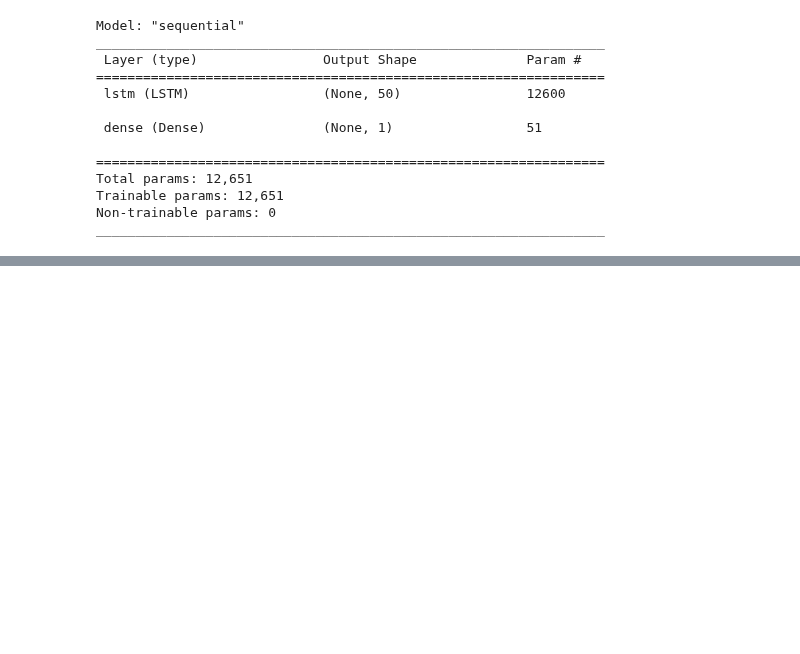
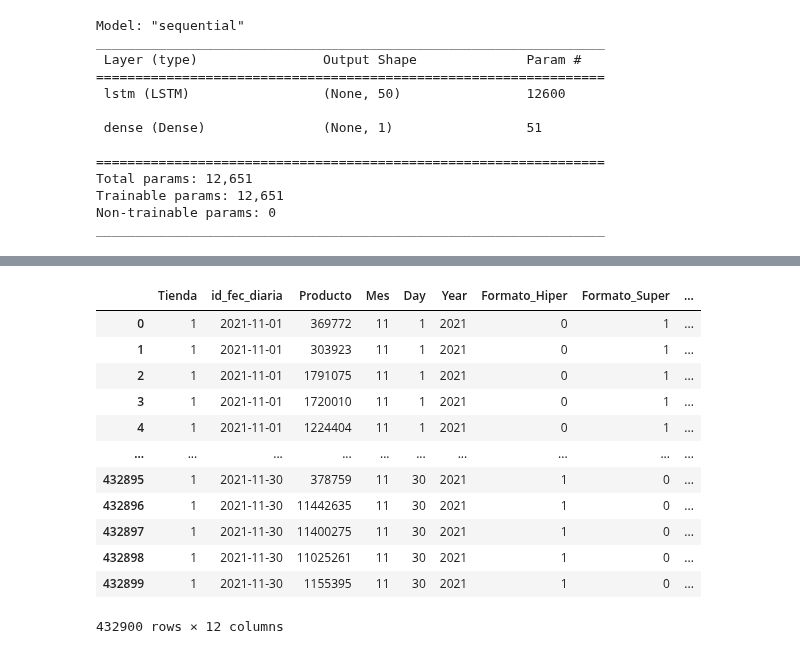
Before and after one commit to AlanMLCH/pythonDataScience, a Jupyter notebook: enkiForecasting/EvaluatingModel.ipynb, the cells around one changed output, grey strips where cells are left out. Cells and saved outputs as stored; diff of their text form; code cells hidden in the pictures; blank space fills up the shorter version.

```diff
--- a/enkiForecasting/EvaluatingModel.ipynb
+++ b/enkiForecasting/EvaluatingModel.ipynb
@@ -59,0 +144,3 @@ df.shape
+# %%
+unique_Producto_series = extract_unique_column_elements(df, 'Producto')
+print(unique_Producto_series)
@@ -59,0 +160,4 @@ df.shape
+# %%
+pairs  = list(product(unique_formato_series, unique_subformato_series, unique_Tienda_series, dates_series, unique_Producto_series))
+# %%
+result_df = pd.DataFrame(pairs, columns = ['Formato', 'Subformato', 'Tienda', 'id_fec_diaria', 'Producto'])
@@ -59,0 +195,44 @@ df.shape
+# %%
+list_months = []
+list_days = []
+list_years = []
+new_total_rows = result_df.shape[0]
+
+for i in range(new_total_rows):
+    list_months.append(result_df['id_fec_diaria'][i].month)
+
+for j in range(new_total_rows):
+    list_days.append(result_df['id_fec_diaria'][j].day)
+
+for k in range(new_total_rows):
+    list_years.append(result_df['id_fec_diaria'][k].year)
+
+list_months = pd.Series(list_months)
+list_days = pd.Series(list_days)
+list_years = pd.Series(list_years)
+
+result_df['Mes'] = list_months
+result_df['Day'] = list_days
+result_df['Year'] = list_years
+
+result_df = pd.get_dummies(result_df,
+                                            columns = ['Formato', 'Subformato'], drop_first=False)
+
+
+result_df['DayOfWeek'] = result_df['id_fec_diaria'].dt.dayofweek
+# %%
+result_df
+# %% [output]
+|  | Tienda | id_fec_diaria | Producto | Mes | Day | Year | Formato_Hiper | Formato_Super | ... |
+| 0 | 1 | 2021-11-01 | 369772 | 11 | 1 | 2021 | 0 | 1 | ... |
+| 1 | 1 | 2021-11-01 | 303923 | 11 | 1 | 2021 | 0 | 1 | ... |
+| 2 | 1 | 2021-11-01 | 1791075 | 11 | 1 | 2021 | 0 | 1 | ... |
+| 3 | 1 | 2021-11-01 | 1720010 | 11 | 1 | 2021 | 0 | 1 | ... |
+| 4 | 1 | 2021-11-01 | 1224404 | 11 | 1 | 2021 | 0 | 1 | ... |
+| ... | ... | ... | ... | ... | ... | ... | ... | ... | ... |
+| 432895 | 1 | 2021-11-30 | 378759 | 11 | 30 | 2021 | 1 | 0 | ... |
+| 432896 | 1 | 2021-11-30 | 11442635 | 11 | 30 | 2021 | 1 | 0 | ... |
+| 432897 | 1 | 2021-11-30 | 11400275 | 11 | 30 | 2021 | 1 | 0 | ... |
+| 432898 | 1 | 2021-11-30 | 11025261 | 11 | 30 | 2021 | 1 | 0 | ... |
+| 432899 | 1 | 2021-11-30 | 1155395 | 11 | 30 | 2021 | 1 | 0 | ... |
+432900 rows × 12 columns
```
Also changed, not shown: parts of 15 cells of this notebook, 3 other files.
